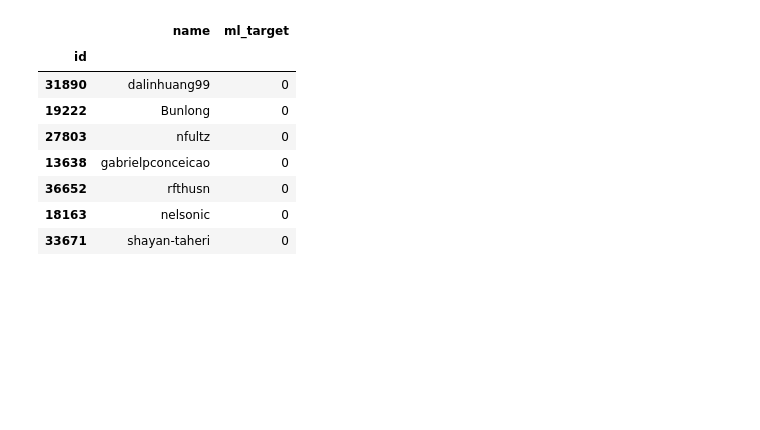
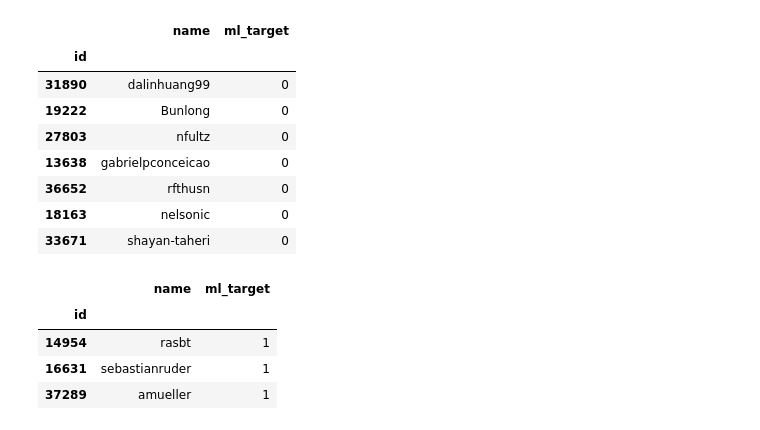
Before and after one commit to lukasthekid/comp-social-science, a Jupyter notebook: group13-project2/complex-contagion.ipynb, the cells around one changed output. Drawn from its saved outputs; the diff is of its cells as text; code cells hidden in the pictures; blank space fills up the shorter version.

```diff
--- a/group13-project2/complex-contagion.ipynb
+++ b/group13-project2/complex-contagion.ipynb
@@ -160,3 +160,13 @@ df_nodes_indexed.loc[list(counted_ids.keys())]
 | 36652 | rfthusn | 0 |
 | 18163 | nelsonic | 0 |
 | 33671 | shayan-taheri | 0 |
+# %%
+# let's look at some of the nodes that did not appear in the top 20 most connected
+# but were influential on some runs
+df_nodes_indexed.loc[[14954, 16631, 37289]]
+# %% [output]
+|  | name | ml_target |
+| id |  |  |
+| 14954 | rasbt | 1 |
+| 16631 | sebastianruder | 1 |
+| 37289 | amueller | 1 |
```
Also changed, not shown: parts of 1 cell of this notebook, 1 other file.
